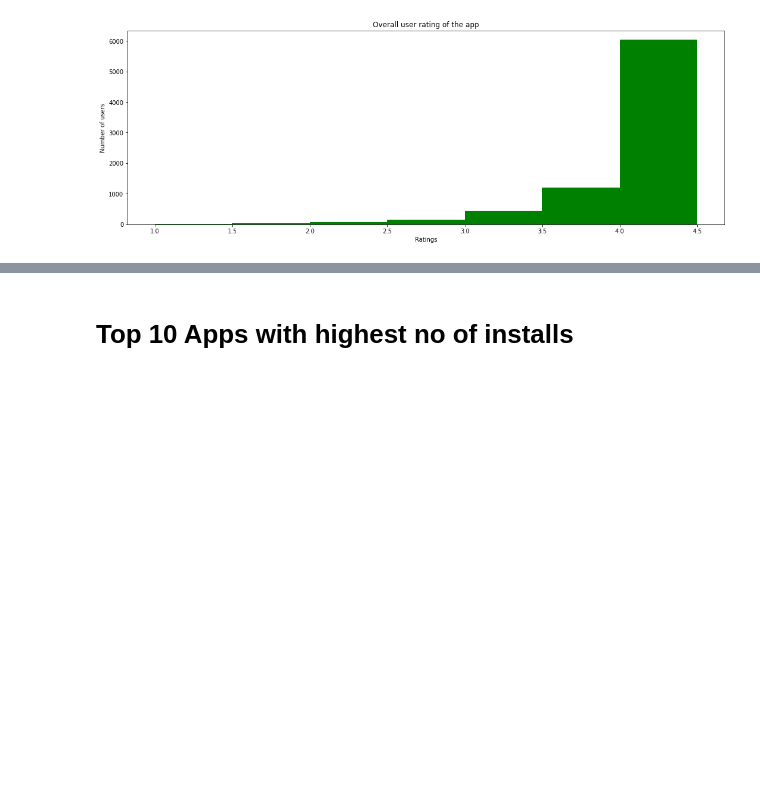
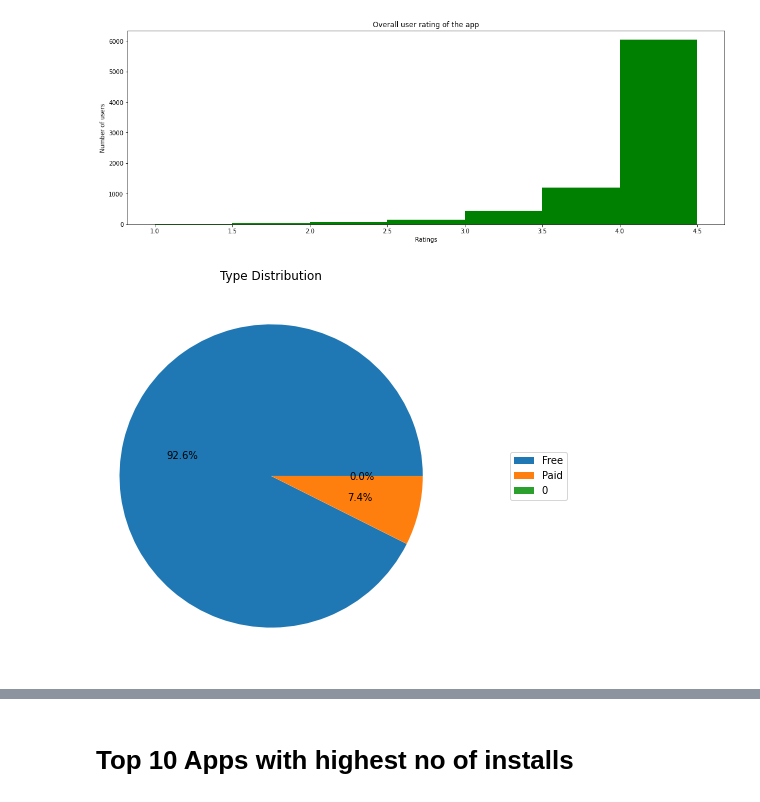
Before and after one commit to Chaitanya-Cr7/EDA_playStore_analysis, a Jupyter notebook: Play_Store_App_Review_Analysis_Capstone_Project.ipynb, the cells around one changed output, grey strips where cells are left out. Saved outputs shown, nothing was run; the diff lists cells and outputs as text; code cells hidden in the pictures; blank space fills up the shorter version.

```diff
--- a/Play_Store_App_Review_Analysis_Capstone_Project.ipynb
+++ b/Play_Store_App_Review_Analysis_Capstone_Project.ipynb
@@ -596,3 +596,18 @@ plt.ylabel('Number of users')
 plt.hist(ps_data.Rating, bins=np.arange(1,5,0.5), color='green');
 # %% [output]
 [figure]
+# %%
+fig, ax = plt.subplots(figsize=(6, 7), subplot_kw=dict(aspect="equal"))
+
+number_of_apps = ps_data['Type'].value_counts()
+
+labels = number_of_apps.index
+sizes = number_of_apps.values
+
+ax.pie(sizes,labeldistance=2,autopct='%1.1f%%')
+ax.legend(labels=labels,loc="right",bbox_to_anchor=(0.9, 0, 0.5, 1))
+ax.axis("equal")
+plt.title('Type Distribution')
+plt.show()
+# %% [output]
+[figure, added]
```
Also changed, not shown: parts of 2 cells of this notebook.
